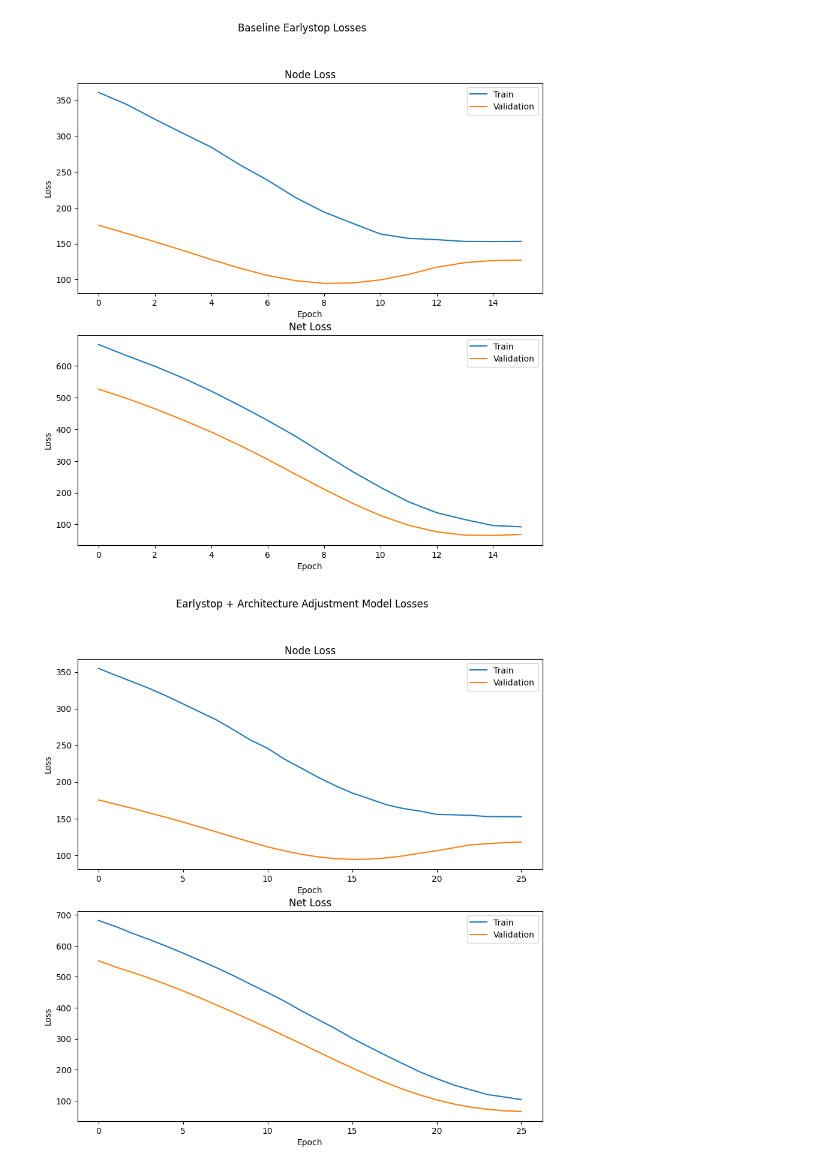
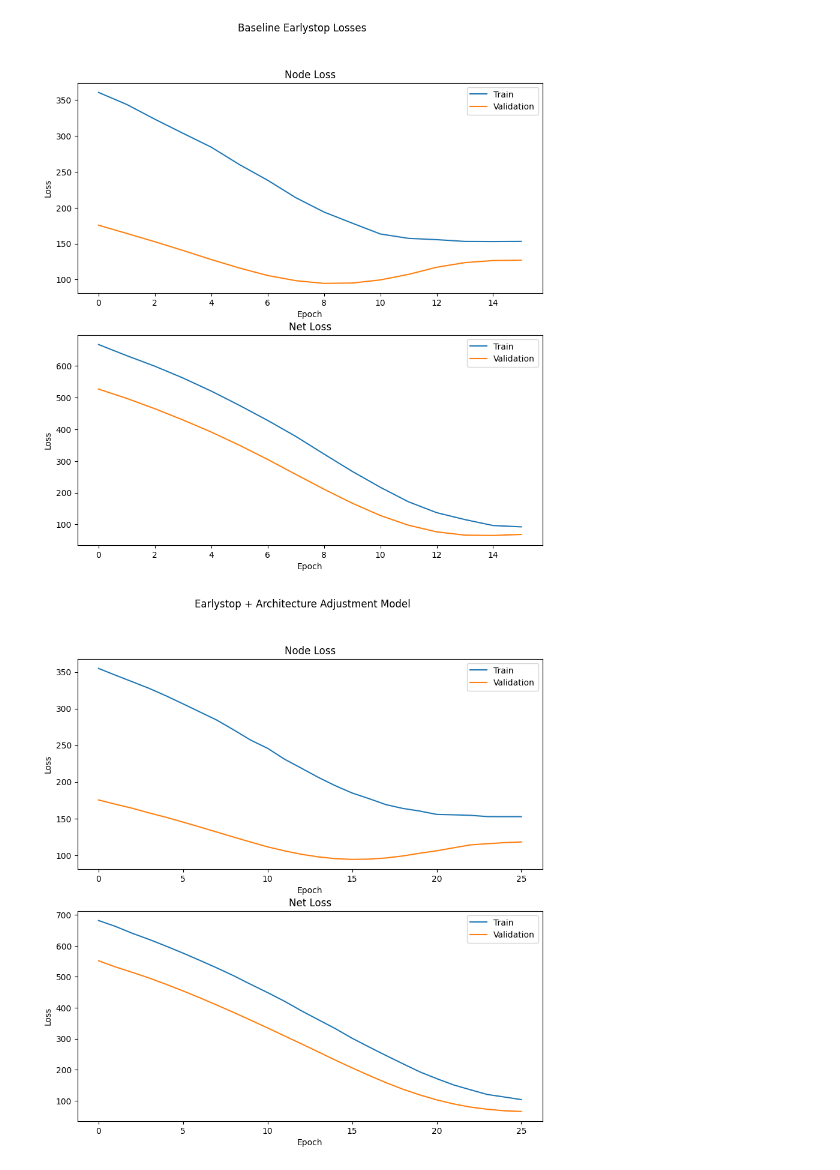
Before and after one commit to hanhoangia/dehnn-optim, a Jupyter notebook: notebook/loss_plots.ipynb, the cells around one changed output. Cells and saved outputs as stored; diff of their text form; code cells hidden in the pictures.

```diff
--- a/notebook/loss_plots.ipynb
+++ b/notebook/loss_plots.ipynb
@@ -43,11 +74,11 @@ plt.show()
 # %%
 losses_baseline_earlystop_aa = pd.read_csv('../profiling_results/earlystop-architectureadjustment/performance.csv')
 losses_baseline_earlystop_aa = losses_baseline_earlystop_aa.set_index('epoch')
-plot_losses(losses_baseline_earlystop_aa, 'Earlystop + Architecture Adjustment Model Losses')
+plot_losses(losses_baseline_earlystop_aa, 'Earlystop + Architecture Adjustment Model')
 plt.savefig('../profiling_results/earlystop-architectureadjustment/loss_curves.png')
 plt.show()
 # %% [output]
-[figure, old version]
+[figure, new version]
 # %%
 losses_optimized = pd.read_csv('../profiling_results/optimized/performance.csv')
 losses_opitmized = losses_optimized.set_index('epoch')
```
Also changed, not shown: parts of 4 cells of this notebook, 4 other files.
